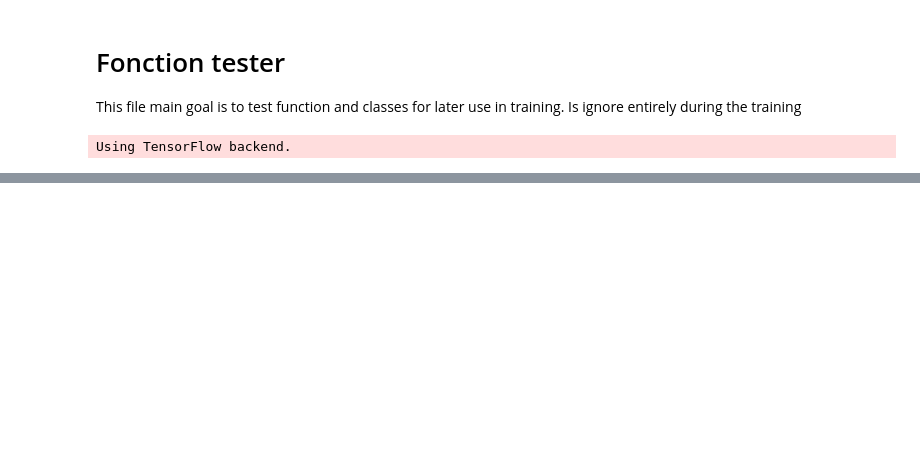
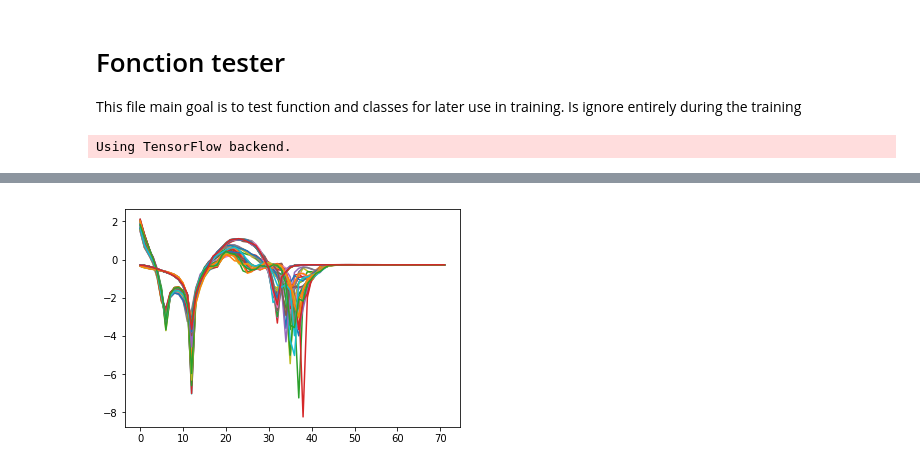
Before and after one commit to VIsh76/FLX_NN_emulation, a Jupyter notebook: nc4fonctiontester.ipynb, the cells around one changed output, grey strips where cells are left out. Cells and saved outputs as stored; diff of their text form; code cells hidden in the pictures; blank space fills up the shorter version.

```diff
--- a/nc4fonctiontester.ipynb
+++ b/nc4fonctiontester.ipynb
@@ -73,0 +108,4 @@ _________________________________________________________________
+# %%
+plt.plot(np.log(abs(x[:,:,2])).T);
+# %% [output]
+[figure, added]
```
Also changed, not shown: parts of 37 cells of this notebook, 10 other files.
